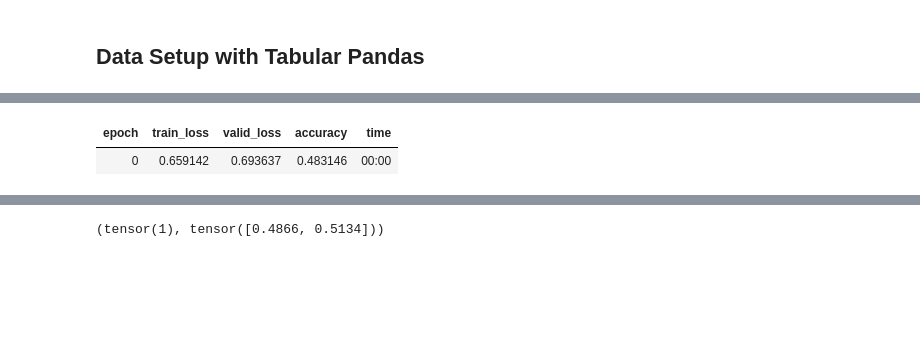
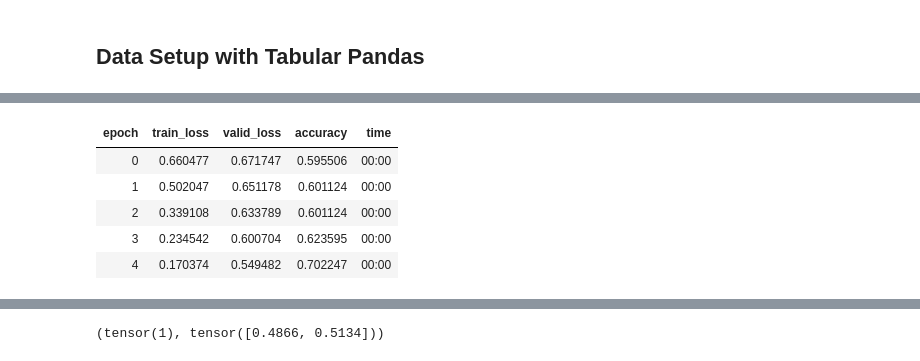
Before and after one commit to jmdaemon/kaggle-playground, a Jupyter notebook: titanic/titanic.ipynb, the cells around one changed output, grey strips where cells are left out. Drawn from its saved outputs; the diff is of its cells as text; code cells hidden in the pictures; blank space fills up the shorter version.

```diff
--- a/titanic/titanic.ipynb
+++ b/titanic/titanic.ipynb
@@ -156,11 +147,8 @@ splits = RandomSplitter(valid_pct=0.2)(range_of(df))
 # %%
 cat_names, cont_names, procs = create_vars()
-to = TabularPandas(df, procs=procs,
-                   cat_names = cat_names,
-                   cont_names = cont_names,
-                   y_names='Survived',
-                   y_block = CategoryBlock,
-                   splits=splits)
+to = TabularPandas(
+    df, procs=procs, cat_names=cat_names, cont_names=cont_names,
+    y_names='Survived', y_block = CategoryBlock, splits=splits)
 # %%
 to.xs.iloc[:2]
 # %% [output]
@@ -186,10 +174,14 @@ dls.show_batch()
 # %%
 learn = tabular_learner(dls, metrics=accuracy)
 # %%
-learn.fit_one_cycle(1)
+learn.fit_one_cycle(5, 1e-3)
 # %% [output]
 | epoch | train_loss | valid_loss | accuracy | time |
-| 0 | 0.659142 | 0.693637 | 0.483146 | 00:00 |
+| 0 | 0.660477 | 0.671747 | 0.595506 | 00:00 |
+| 1 | 0.502047 | 0.651178 | 0.601124 | 00:00 |
+| 2 | 0.339108 | 0.633789 | 0.601124 | 00:00 |
+| 3 | 0.234542 | 0.600704 | 0.623595 | 00:00 |
+| 4 | 0.170374 | 0.549482 | 0.702247 | 00:00 |
 # %%
 learn.show_results()
 # %% [output]
```
Also changed, not shown: parts of 12 cells of this notebook.
